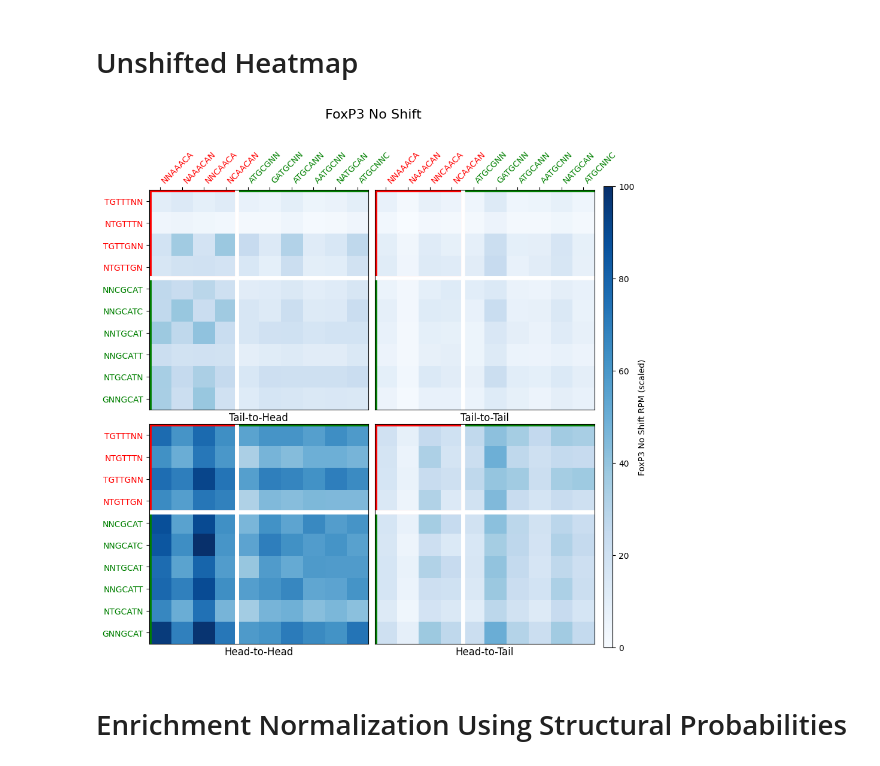
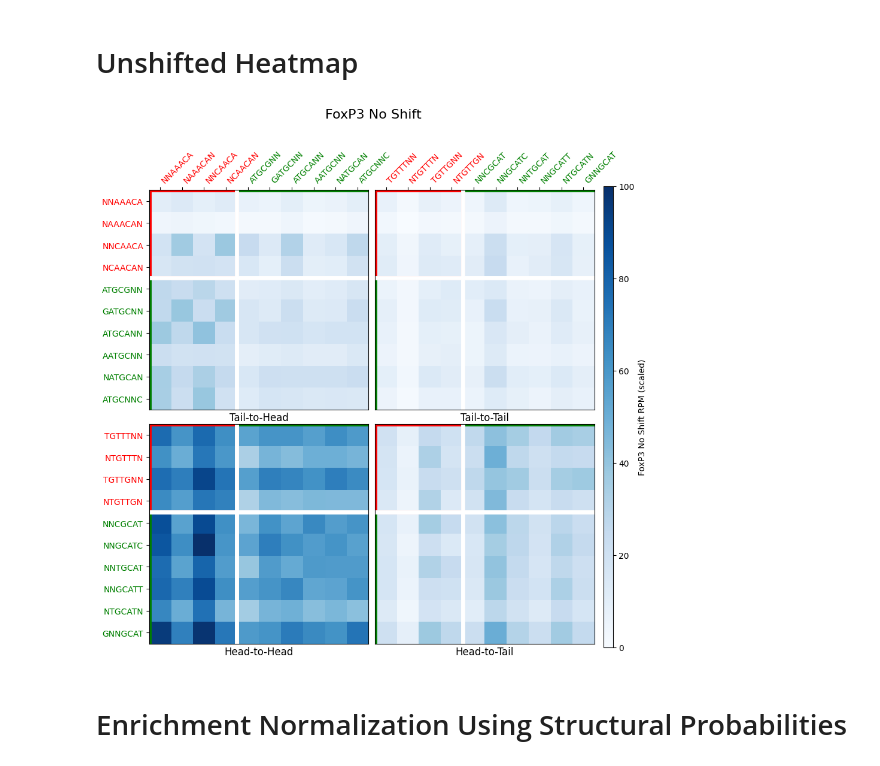
Before and after one commit to clarkvd/hur_lab_foxp3, a Jupyter notebook: figure2.ipynb, the cells around one changed output. Drawn from its saved outputs; the diff is of its cells as text; code cells hidden in the pictures.

```diff
--- a/figure2.ipynb
+++ b/figure2.ipynb
@@ -215,8 +215,8 @@ def process_matrices(
 def plot_orientation_heatmaps(
     data_dict,
     title_prefix,
-    x_labels,
-    y_labels,
+    reverse_labels,
+    forward_labels,
     cmap="Blues",
     colorbar_label=None,
     save_file=None
@@ -227,8 +227,8 @@ def plot_orientation_heatmaps(
     Parameters:
         data_dict (dict): Dictionary with four orientations as keys and matrices as values.
         title_prefix (str): Title shown above the figure.
-        x_labels (list): List of 10 motif labels for the x-axis.
-        y_labels (list): List of 10 motif labels for the y-axis.
+        reverse_labels (list): List of 10 motif labels for the x-axis.
+        forward_labels (list): List of 10 motif labels for the y-axis.
         cmap (str): Matplotlib colormap (default: "Blues").
         colorbar_label (str, optional): Label for the colorbar.
         save_file (str, optional): If provided, save figure to this path.
@@ -263,7 +263,10 @@ def plot_orientation_heatmaps(
         # Y-axis tick labels
         if col == 0:
             ax.set_yticks(range(len(matrix)))
-            ax.set_yticklabels(y_labels, fontsize=10)
+            if row == 0:
+                ax.set_yticklabels(forward_labels, fontsize=10)
+            else:
+                ax.set_yticklabels(reverse_labels, fontsize=10)
             for tick in ax.get_yticklabels()[:4]: tick.set_color('red')
             for tick in ax.get_yticklabels()[4:10]: tick.set_color('green')
         else:
@@ -278,7 +281,10 @@ def plot_orientation_heatmaps(
             ax.xaxis.set_label_position('top')
             ax.xaxis.tick_top()
             ax.set_xticks(range(len(matrix)))
-            ax.set_xticklabels(x_labels, rotation=45, ha="left", fontsize=10)
+            if col == 0:
+                ax.set_xticklabels(forward_labels, rotation=45, ha="left", fontsize=10)
+            else:
+                ax.set_xticklabels(reverse_labels, rotation=45, ha="left", fontsize=10)
             for tick in ax.get_xticklabels()[:4]: tick.set_color('red')
             for tick in ax.get_xticklabels()[4:10]: tick.set_color('green')
 
@@ -297,26 +303,26 @@ def plot_orientation_heatmaps(
 # %%
 # Load unshifted FoxP3 motif pair count matrix
 fp3_unshifted_counts = pd.read_pickle("figure2_files/fp3_heatmap_noshift.pkl")
 
 # Total mapped reads for FoxP3 (used for RPM normalization)
 foxp3_total_reads = 207_602_631
 
 # Define forward and reverse-complement motif sets
 forward_motifs = ['NNAAACA', 'NAAACAN', 'NNCAACA', 'NCAACAN', 'ATGCGNN', 'GATGCNN', 'ATGCANN', 'AATGCNN', 'NATGCAN', 'ATGCNNC']
 reverse_motifs = ['TGTTTNN', 'NTGTTTN', 'TGTTGNN', 'NTGTTGN', 'NNCGCAT', 'NNGCATC', 'NNTGCAT', 'NNGCATT', 'NTGCATN', 'GNNGCAT']
 
 # Normalize counts by total reads and scale each matrix to 0–100
 processed_fp3 = process_matrices(fp3_unshifted_counts, total_reads=foxp3_total_reads)
 
 # Visualize the normalized and scaled heatmaps
 plot_orientation_heatmaps(
     processed_fp3,
     title_prefix="FoxP3 No Shift",
-    x_labels=forward_motifs,
-    y_labels=reverse_motifs
+    reverse_labels=reverse_motifs,
+    forward_labels=forward_motifs
 )
 # %% [output]
-[figure, old version]
+[figure, new version]
 # %% [markdown]
 # Enrichment Normalization Using Structural Probabilities
 # %% [markdown]
```
Also changed, not shown: parts of 2 cells of this notebook, 3 other files.
